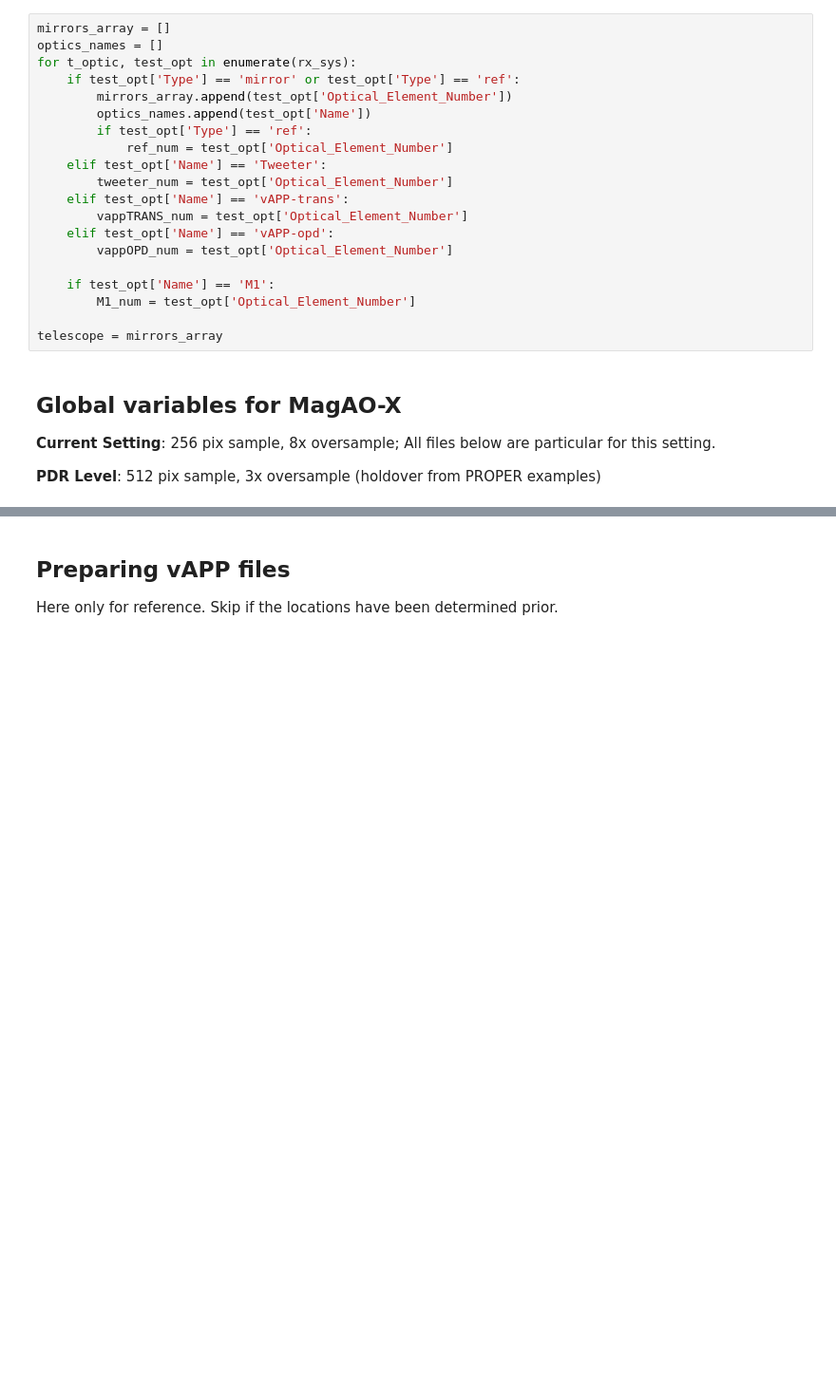
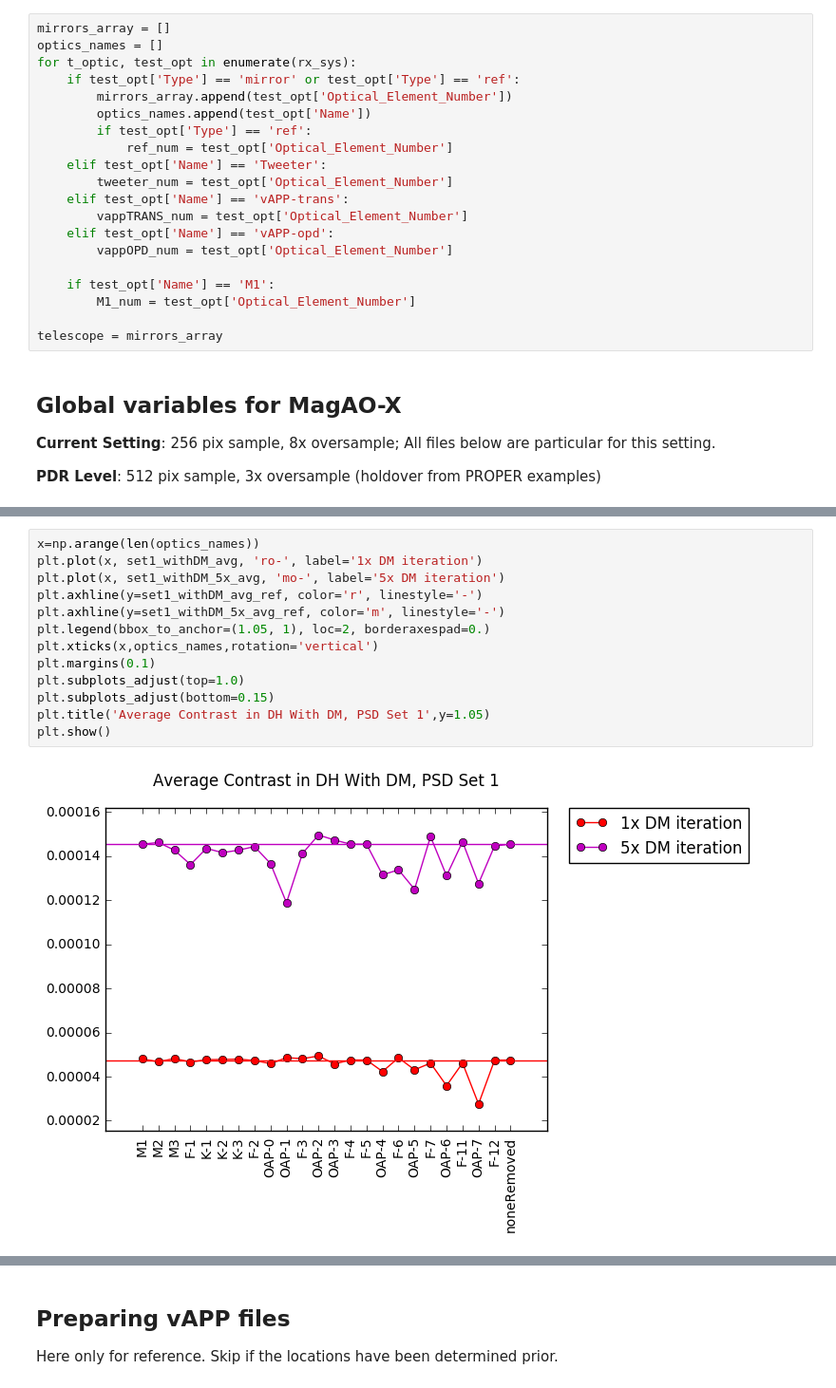
Before and after one commit to magao-x/magaox_poppy, a Jupyter notebook: magaox_surfaceCheck.ipynb, the cells around one changed output, grey strips where cells are left out. Shown at 95% size. Drawn from its saved outputs; the diff is of its cells as text; blank space fills up the shorter version.

```diff
--- a/magaox_surfaceCheck.ipynb
+++ b/magaox_surfaceCheck.ipynb
@@ -109,0 +547,15 @@ tweeter_diam = 0.0188 * u.m
+# %%
+x=np.arange(len(optics_names))
+plt.plot(x, set1_withDM_avg, 'ro-', label='1x DM iteration')
+plt.plot(x, set1_withDM_5x_avg, 'mo-', label='5x DM iteration')
+plt.axhline(y=set1_withDM_avg_ref, color='r', linestyle='-')
+plt.axhline(y=set1_withDM_5x_avg_ref, color='m', linestyle='-')
+plt.legend(bbox_to_anchor=(1.05, 1), loc=2, borderaxespad=0.)
+plt.xticks(x,optics_names,rotation='vertical')
+plt.margins(0.1)
+plt.subplots_adjust(top=1.0)
+plt.subplots_adjust(bottom=0.15)
+plt.title('Average Contrast in DH With DM, PSD Set 1',y=1.05)
+plt.show()
+# %% [output]
+[figure, added]
```
Also changed, not shown: parts of 31 cells of this notebook.
